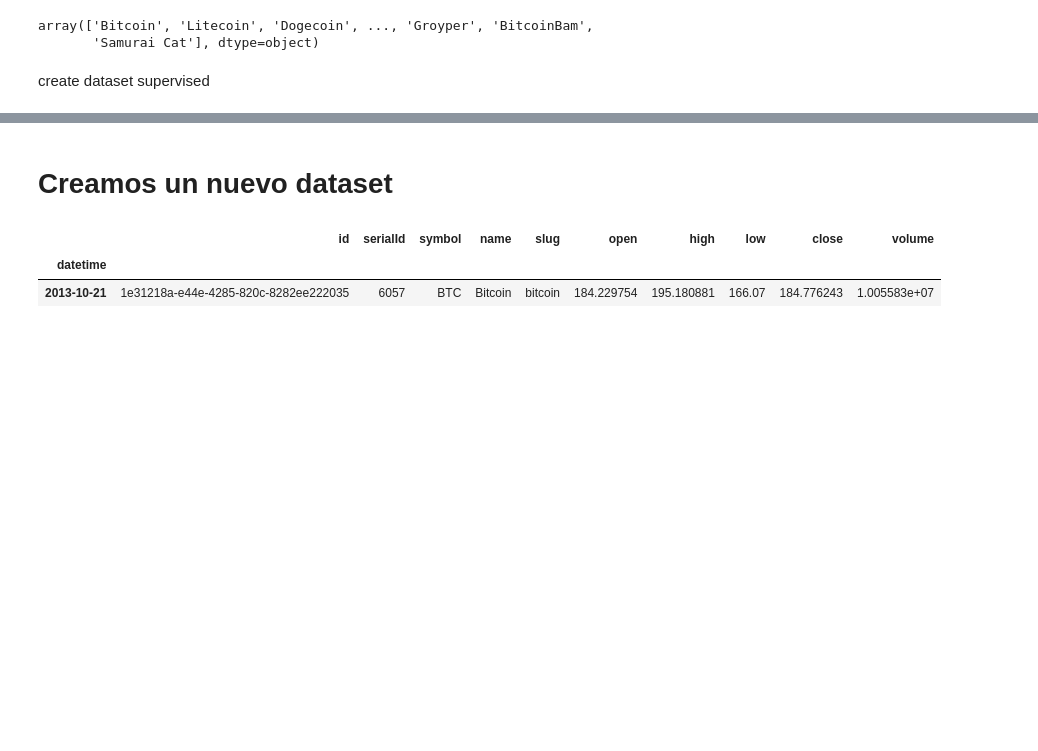
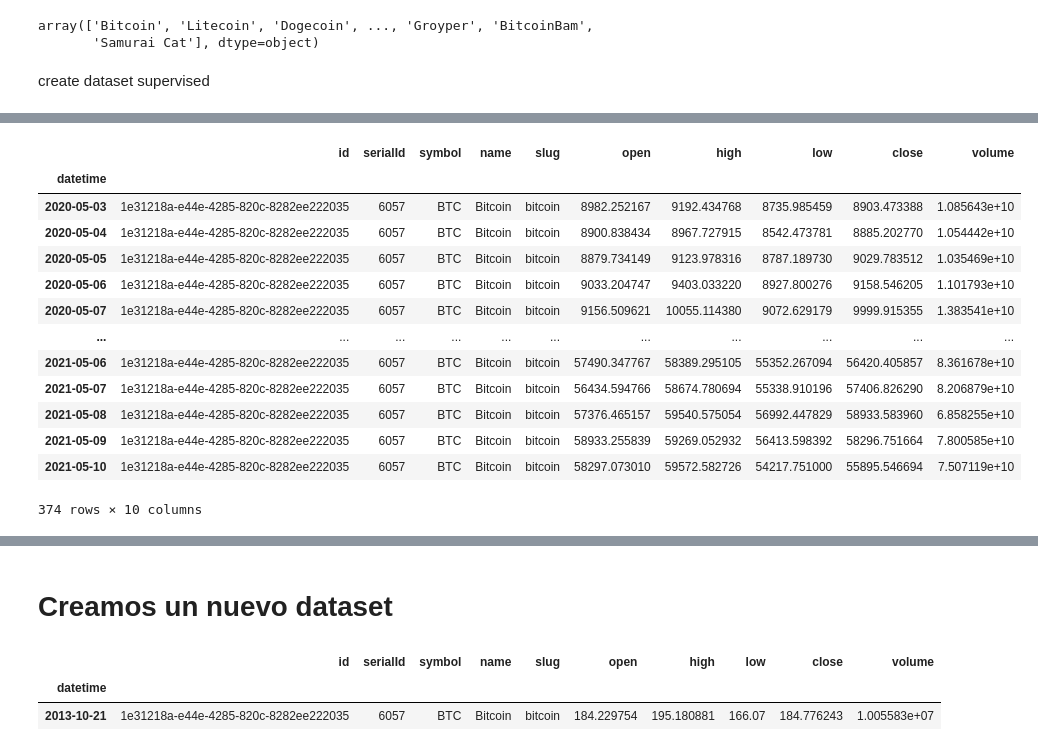
Before and after one commit to LuisFelipePoma/Crypto_App, a Jupyter notebook: src/notebooks/crispdm_model/2_EDA.ipynb, the cells around one changed output, grey strips where cells are left out. Cells and saved outputs as stored; diff of their text form; code cells hidden in the pictures; blank space fills up the shorter version.

```diff
--- a/src/notebooks/crispdm_model/2_EDA.ipynb
+++ b/src/notebooks/crispdm_model/2_EDA.ipynb
@@ -347 +381,18 @@ def calculate_macd(df, slow=26, fast=12, signal=9):
+# %%
+bitcoin_data[:int(bitcoin_data.shape[0] * 0.25)]
+# %% [output]
+|  | id | serialId | symbol | name | slug | open | high | low | close | volume |
+| datetime |  |  |  |  |  |  |  |  |  |  |
+| 2020-05-03 | 1e31218a-e44e-4285-820c-8282ee222035 | 6057 | BTC | Bitcoin | bitcoin | 8982.252167 | 9192.434768 | 8735.985459 | 8903.473388 | 1.085643e+10 |
+| 2020-05-04 | 1e31218a-e44e-4285-820c-8282ee222035 | 6057 | BTC | Bitcoin | bitcoin | 8900.838434 | 8967.727915 | 8542.473781 | 8885.202770 | 1.054442e+10 |
+| 2020-05-05 | 1e31218a-e44e-4285-820c-8282ee222035 | 6057 | BTC | Bitcoin | bitcoin | 8879.734149 | 9123.978316 | 8787.189730 | 9029.783512 | 1.035469e+10 |
+| 2020-05-06 | 1e31218a-e44e-4285-820c-8282ee222035 | 6057 | BTC | Bitcoin | bitcoin | 9033.204747 | 9403.033220 | 8927.800276 | 9158.546205 | 1.101793e+10 |
+| 2020-05-07 | 1e31218a-e44e-4285-820c-8282ee222035 | 6057 | BTC | Bitcoin | bitcoin | 9156.509621 | 10055.114380 | 9072.629179 | 9999.915355 | 1.383541e+10 |
+| ... | ... | ... | ... | ... | ... | ... | ... | ... | ... | ... |
+| 2021-05-06 | 1e31218a-e44e-4285-820c-8282ee222035 | 6057 | BTC | Bitcoin | bitcoin | 57490.347767 | 58389.295105 | 55352.267094 | 56420.405857 | 8.361678e+10 |
+| 2021-05-07 | 1e31218a-e44e-4285-820c-8282ee222035 | 6057 | BTC | Bitcoin | bitcoin | 56434.594766 | 58674.780694 | 55338.910196 | 57406.826290 | 8.206879e+10 |
+| 2021-05-08 | 1e31218a-e44e-4285-820c-8282ee222035 | 6057 | BTC | Bitcoin | bitcoin | 57376.465157 | 59540.575054 | 56992.447829 | 58933.583960 | 6.858255e+10 |
+| 2021-05-09 | 1e31218a-e44e-4285-820c-8282ee222035 | 6057 | BTC | Bitcoin | bitcoin | 58933.255839 | 59269.052932 | 56413.598392 | 58296.751664 | 7.800585e+10 |
+| 2021-05-10 | 1e31218a-e44e-4285-820c-8282ee222035 | 6057 | BTC | Bitcoin | bitcoin | 58297.073010 | 59572.582726 | 54217.751000 | 55895.546694 | 7.507119e+10 |
+374 rows × 10 columns
 # %%
```
Also changed, not shown: parts of 28 cells of this notebook, 12 other files.
